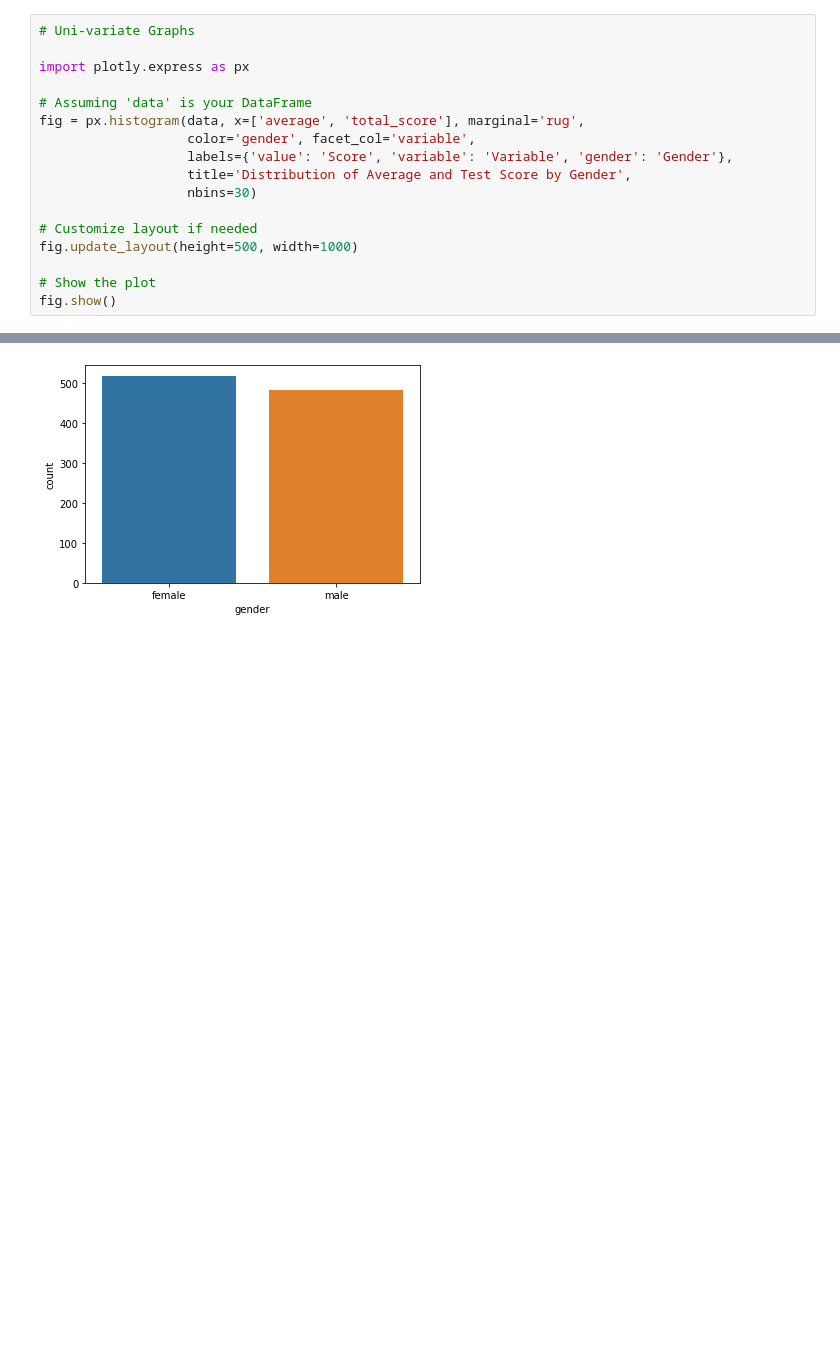
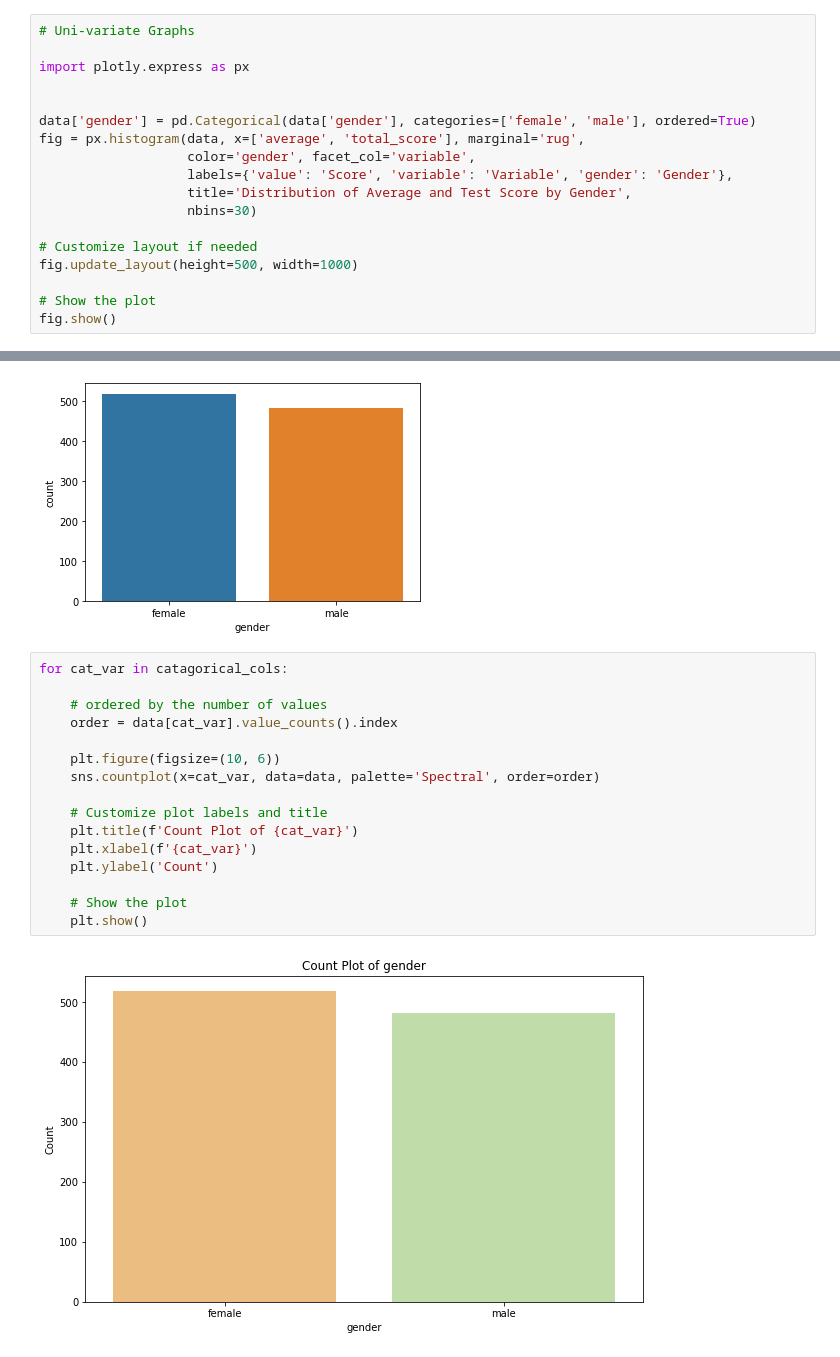
Before and after one commit to Manishram-ai/ML--Dev, a Jupyter notebook: notebook/EDA.ipynb, the cells around one changed output, grey strips where cells are left out. Drawn from its saved outputs; the diff is of its cells as text; blank space fills up the shorter version.

```diff
--- a/notebook/EDA.ipynb
+++ b/notebook/EDA.ipynb
@@ -100,7 +100,8 @@ Visualization(Numerical variables)
 
 import plotly.express as px
 
-# Assuming 'data' is your DataFrame
+
+data['gender'] = pd.Categorical(data['gender'], categories=['female', 'male'], ordered=True)
 fig = px.histogram(data, x=['average', 'total_score'], marginal='rug',
                    color='gender', facet_col='variable',
                    labels={'value': 'Score', 'variable': 'Variable', 'gender': 'Gender'},
@@ -117,3 +118,21 @@ sns.countplot(data = data, x = 'gender')
 # %% [output]
 <AxesSubplot:xlabel='gender', ylabel='count'>
 [figure]
+# %%
+for cat_var in catagorical_cols:
+
+    # ordered by the number of values
+    order = data[cat_var].value_counts().index
+
+    plt.figure(figsize=(10, 6))
+    sns.countplot(x=cat_var, data=data, palette='Spectral', order=order)
+
+    # Customize plot labels and title
+    plt.title(f'Count Plot of {cat_var}')
+    plt.xlabel(f'{cat_var}')
+    plt.ylabel('Count')
+
+    # Show the plot
+    plt.show()
+# %% [output]
+[figure, added]
```
Also changed, not shown: parts of 1 cell of this notebook.
